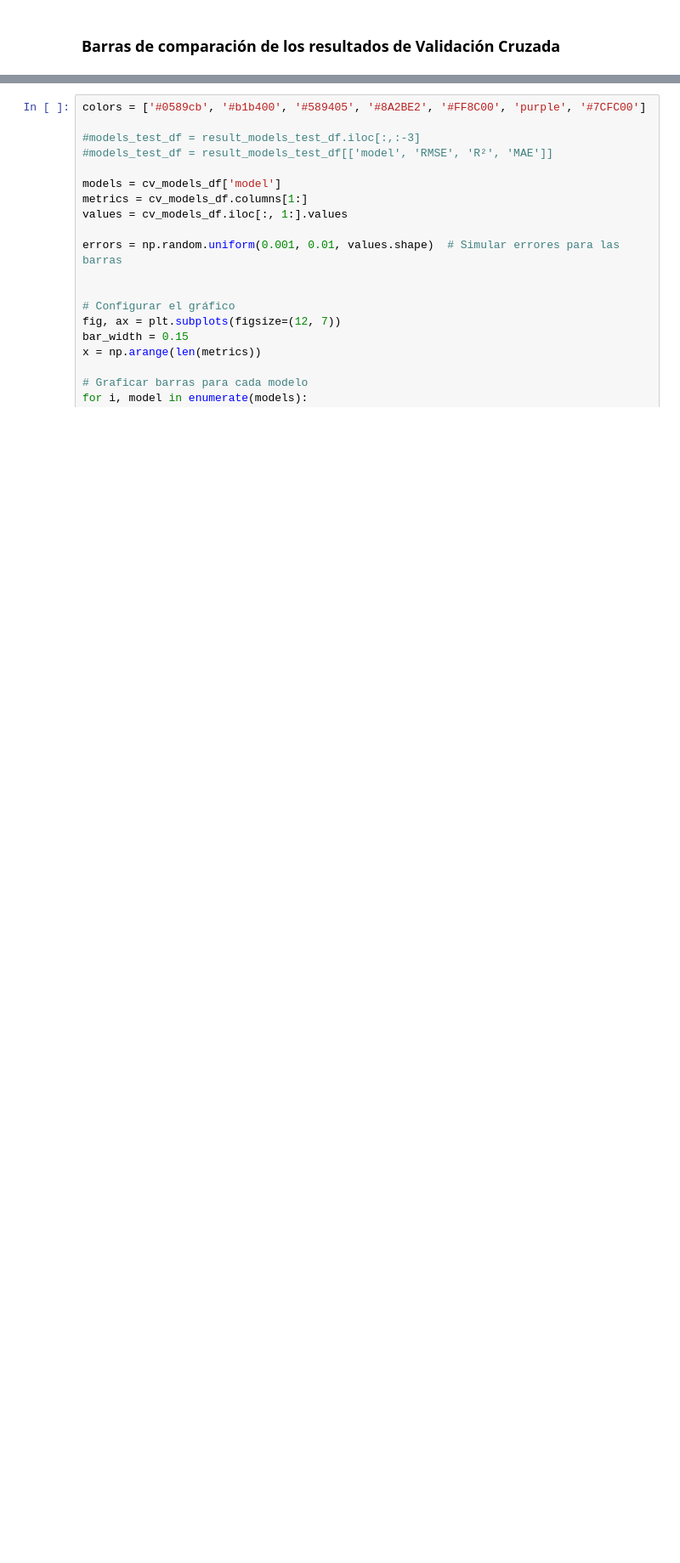
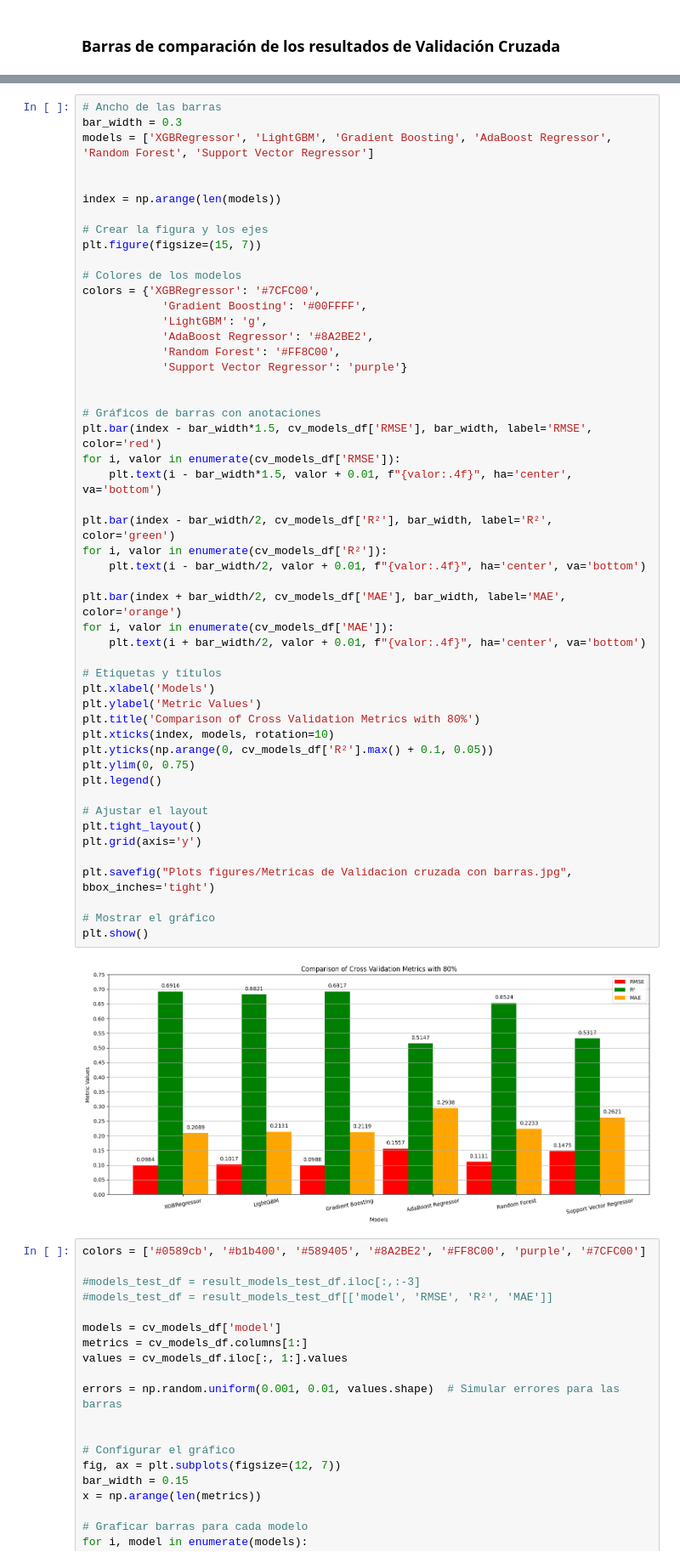
Before and after one commit to Gabolara453/ML_obps_vocs, a Jupyter notebook: ML_IOBPdb_obps_covs.ipynb, the cells around one changed output, grey strips where cells are left out. Shown at 85% size. Saved outputs shown, nothing was run; the diff lists cells and outputs as text; blank space fills up the shorter version.

Commit message:
update figures and full code for the stages

```diff
--- a/ML_IOBPdb_obps_covs.ipynb
+++ b/ML_IOBPdb_obps_covs.ipynb
@@ -2977,3 +2927,55 @@ plt.show()
+# %%
+# Ancho de las barras
+bar_width = 0.3
+models = ['XGBRegressor', 'LightGBM', 'Gradient Boosting', 'AdaBoost Regressor', 'Random Forest', 'Support Vector Regressor']
+
+
+index = np.arange(len(models))
+
+# Crear la figura y los ejes
+plt.figure(figsize=(15, 7))
+
+# Colores de los modelos
+colors = {'XGBRegressor': '#7CFC00',
+            'Gradient Boosting': '#00FFFF',
+            'LightGBM': 'g',
+            'AdaBoost Regressor': '#8A2BE2',
+            'Random Forest': '#FF8C00',
+            'Support Vector Regressor': 'purple'}
+
+
+# Gráficos de barras con anotaciones
+plt.bar(index - bar_width*1.5, cv_models_df['RMSE'], bar_width, label='RMSE', color='red')
+for i, valor in enumerate(cv_models_df['RMSE']):
+    plt.text(i - bar_width*1.5, valor + 0.01, f"{valor:.4f}", ha='center', va='bottom')
+
+plt.bar(index - bar_width/2, cv_models_df['R²'], bar_width, label='R²', color='green')
+for i, valor in enumerate(cv_models_df['R²']):
+    plt.text(i - bar_width/2, valor + 0.01, f"{valor:.4f}", ha='center', va='bottom')
+
+plt.bar(index + bar_width/2, cv_models_df['MAE'], bar_width, label='MAE', color='orange')
+for i, valor in enumerate(cv_models_df['MAE']):
+    plt.text(i + bar_width/2, valor + 0.01, f"{valor:.4f}", ha='center', va='bottom')
+
+# Etiquetas y títulos
+plt.xlabel('Models')
+plt.ylabel('Metric Values')
+plt.title('Comparison of Cross Validation Metrics with 80%')
+plt.xticks(index, models, rotation=10)
+plt.yticks(np.arange(0, cv_models_df['R²'].max() + 0.1, 0.05))
+plt.ylim(0, 0.75)
+plt.legend()
+
+# Ajustar el layout
+plt.tight_layout()
+plt.grid(axis='y')
+
+plt.savefig("Plots figures/Metricas de Validacion cruzada con barras.jpg", bbox_inches='tight')
+
+# Mostrar el gráfico
+plt.show()
+# %% [output]
+[figure, added]
 # %%
 colors = ['#0589cb', '#b1b400', '#589405', '#8A2BE2', '#FF8C00', 'purple', '#7CFC00']
 
```
Also changed, not shown: parts of 2 cells of this notebook, 1 other file.
